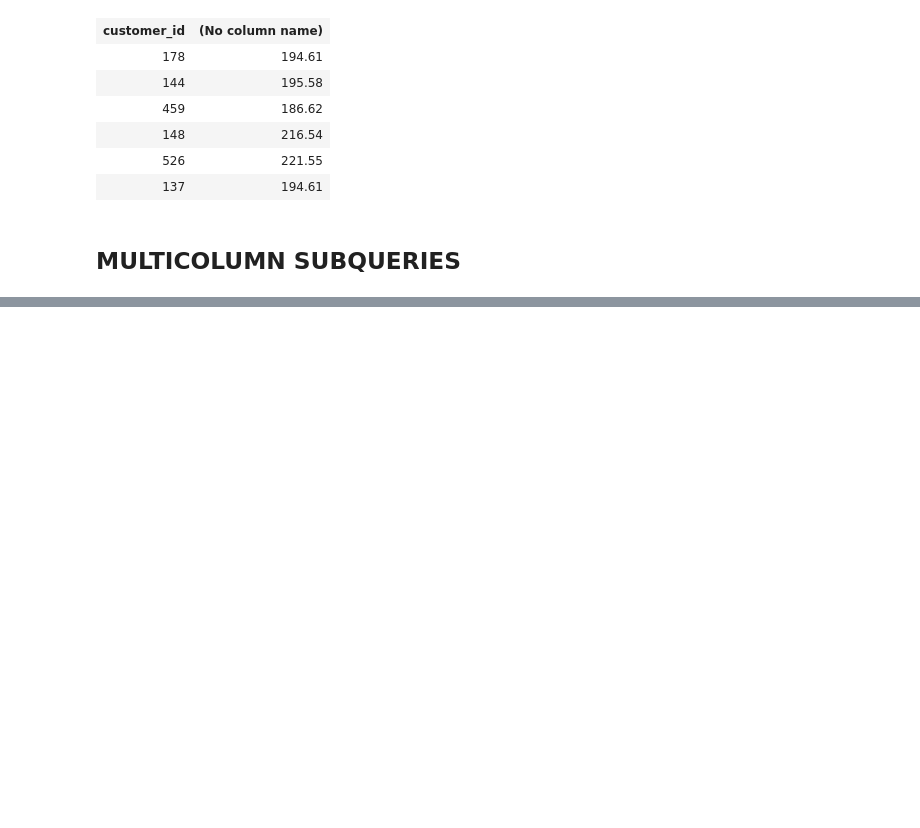
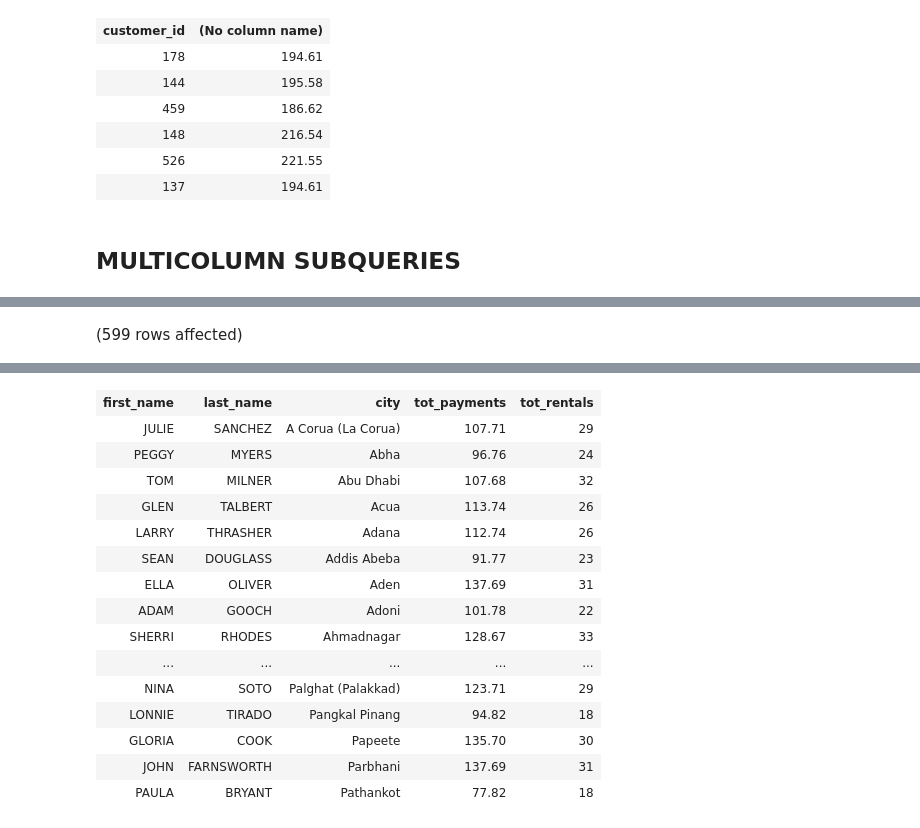
Before and after one commit to ferreira-mr/livroLearningSQL_AlanBeaulieu, a Jupyter notebook: chapter09_Subqueries.ipynb, the cells around one changed output, grey strips where cells are left out. Cells and saved outputs as stored; diff of their text form; code cells hidden in the pictures; blank space fills up the shorter version.

```diff
--- a/chapter09_Subqueries.ipynb
+++ b/chapter09_Subqueries.ipynb
@@ -270,0 +565,15 @@ Total execution time: 00:00:00.037
+# %%
+SELECT c.first_name, c.last_name, ct.city, pymnt.tot_payments, pymnt.tot_rentals
+FROM (
+    SELECT customer_id, COUNT(*) tot_rentals, SUM(amount) tot_payments
+    FROM payment
+    GROUP BY customer_id
+) pymnt
+INNER JOIN customer c
+    ON pymnt.customer_id = c.customer_id
+INNER JOIN address a
+    ON c.address_id = a.address_id
+INNER JOIN city ct
+    ON a.city_id = ct.city_id;
+# %% [output]
+(599 rows affected)
@@ -270,0 +581,16 @@ Total execution time: 00:00:00.037
+| first_name | last_name | city | tot_payments | tot_rentals |
+| JULIE | SANCHEZ | A Corua (La Corua) | 107.71 | 29 |
+| PEGGY | MYERS | Abha | 96.76 | 24 |
+| TOM | MILNER | Abu Dhabi | 107.68 | 32 |
+| GLEN | TALBERT | Acua | 113.74 | 26 |
+| LARRY | THRASHER | Adana | 112.74 | 26 |
+| SEAN | DOUGLASS | Addis Abeba | 91.77 | 23 |
+| ELLA | OLIVER | Aden | 137.69 | 31 |
+| ADAM | GOOCH | Adoni | 101.78 | 22 |
+| SHERRI | RHODES | Ahmadnagar | 128.67 | 33 |
+| ... | ... | ... | ... | ... |
+| NINA | SOTO | Palghat (Palakkad) | 123.71 | 29 |
+| LONNIE | TIRADO | Pangkal Pinang | 94.82 | 18 |
+| GLORIA | COOK | Papeete | 135.70 | 30 |
+| JOHN | FARNSWORTH | Parbhani | 137.69 | 31 |
+| PAULA | BRYANT | Pathankot | 77.82 | 18 |
```
Also changed, not shown: parts of 19 cells of this notebook.
